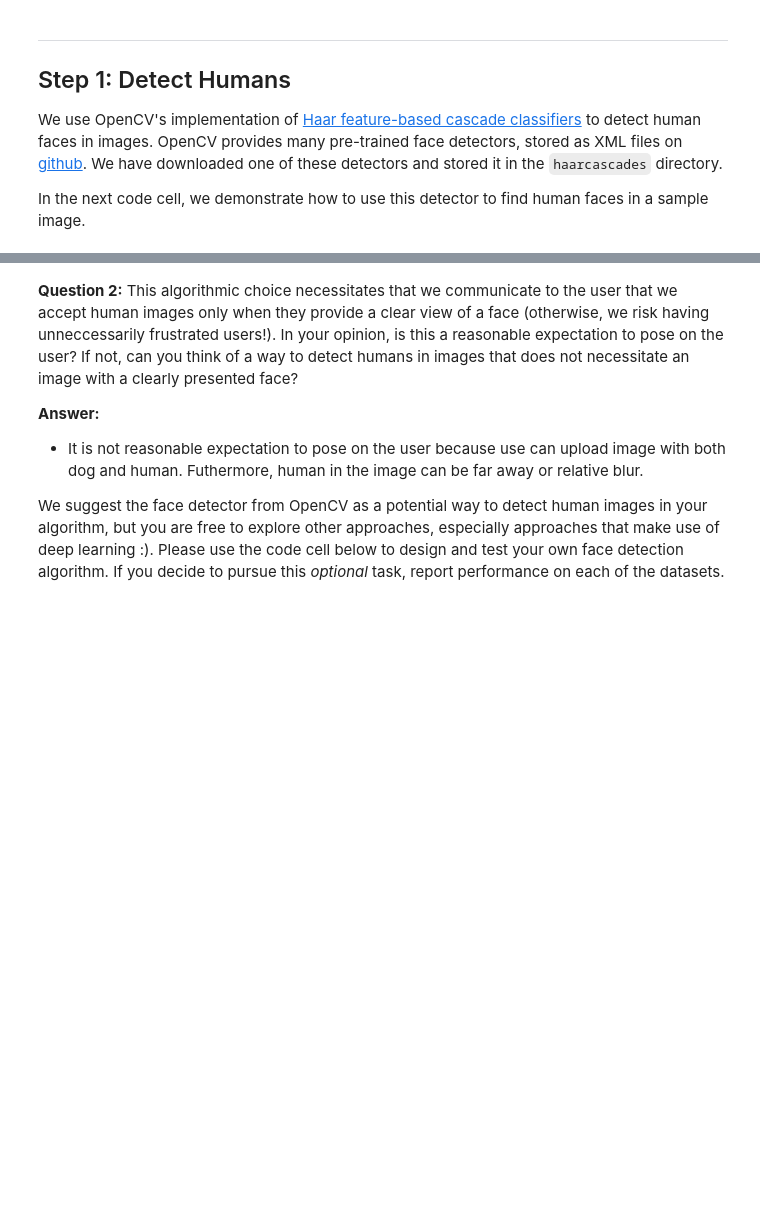
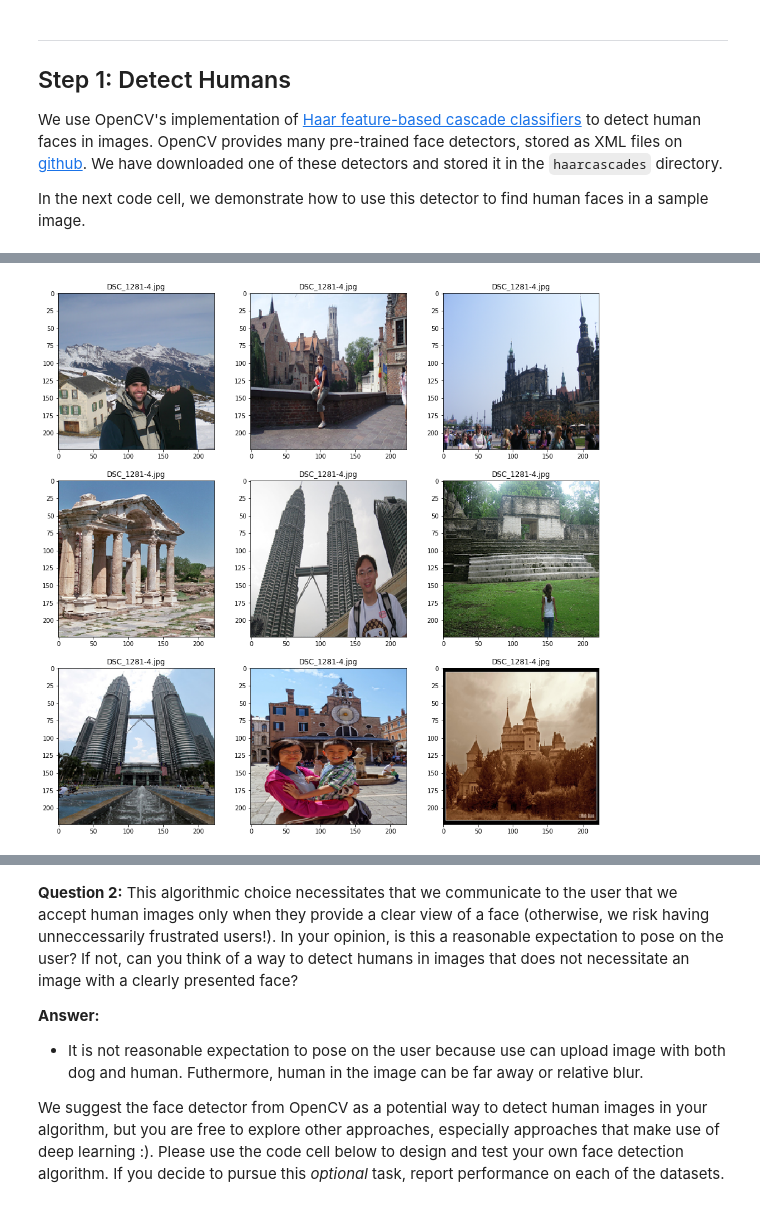
Before and after one commit to samuel890/google-landmark-2019-competition, a Jupyter notebook: landmark.ipynb, the cells around one changed output, grey strips where cells are left out. Saved outputs shown, nothing was run; the diff lists cells and outputs as text; code cells hidden in the pictures; blank space fills up the shorter version.

```diff
--- a/landmark.ipynb
+++ b/landmark.ipynb
@@ -190,0 +144,13 @@ percentage of predicting face in dog dataset:  11.0
+# %%
+# Read Class number, class name and class indoor/outdoor marker
+class_information = pd.read_csv('../categories_places365_extended.csv', sep=',')
+class_information.head()
+
+# Set Class Labels
+for col in ['p0', 'p1', 'p2']:
+    topn_df[col + '_label'] = topn_df[col].map(class_information['label'])
+    topn_df[col + '_landmark'] = topn_df[col].map(class_information['io'].replace({1:'non-landmark', 2:'landmark'}))
+topn_df.to_csv('topn_all_info.csv', index = False)
+
+# Summary
+topn_df.head()
@@ -190,0 +164,14 @@ percentage of predicting face in dog dataset:  11.0
+# %%
+# Get 'landmark' images
+n = 9
+landmark_images =  topn_df[topn_df['p0_landmark'] == 'landmark']['filename']
+landmark_indexes = landmark_images[:n].index.values
+
+# Plot image examples
+fig = plt.figure(figsize = (16, 16))
+for index, im in zip(range(1, n+1), [ all_images_resized[i] for i in landmark_indexes]):
+    fig.add_subplot(3, 3, index)
+    plt.title(filename)
+    plt.imshow(im)
+# %% [output]
+[figure, added]
```
Also changed, not shown: parts of 16 cells of this notebook, 19 other files.
